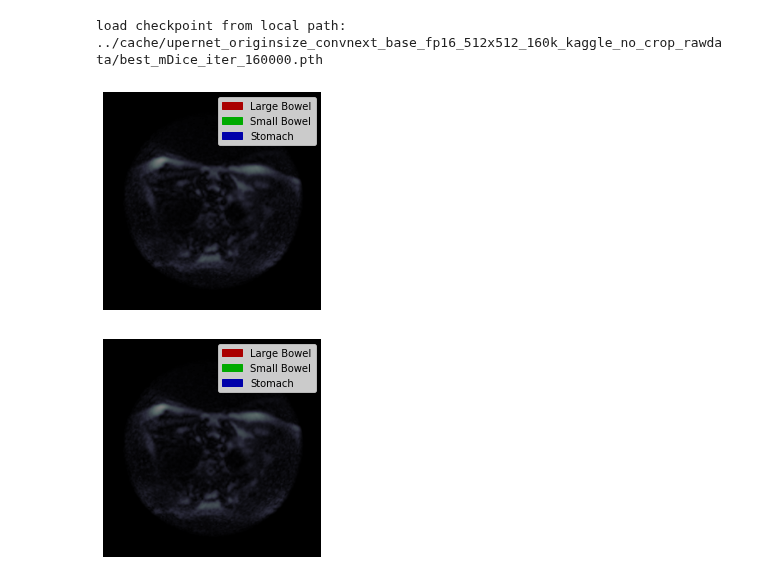
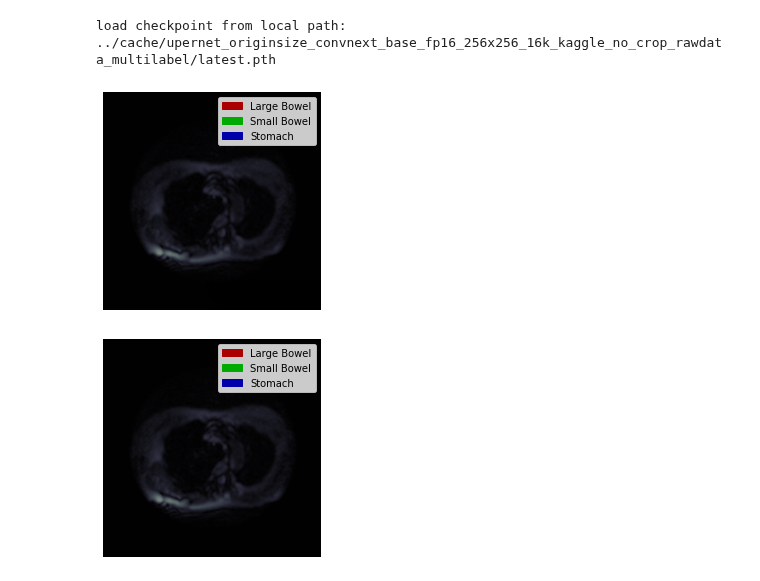
Before and after one commit to zezeze97/kaggle_segmentation, a Jupyter notebook: kaggle_segmentation/inference_demo.ipynb, the cells around one changed output. Cells and saved outputs as stored; diff of their text form; code cells hidden in the pictures.

```diff
--- a/kaggle_segmentation/inference_demo.ipynb
+++ b/kaggle_segmentation/inference_demo.ipynb
@@ -29,39 +29,43 @@ def show_img(img, mask=None):
         plt.legend(handles,labels)
     plt.axis('off')
 # %%
-config_file = '../cache/upernet_originsize_convnext_base_fp16_512x512_160k_kaggle_no_crop_rawdata/upernet_originsize_convnext_base_fp16_512x512_160k_kaggle_no_crop_rawdata.py'
-checkpoint_file = '../cache/upernet_originsize_convnext_base_fp16_512x512_160k_kaggle_no_crop_rawdata/best_mDice_iter_160000.pth'
+config_file = '../cache/upernet_originsize_convnext_base_fp16_256x256_16k_kaggle_no_crop_rawdata_multilabel/upernet_originsize_convnext_base_fp16_256x256_16k_kaggle_no_crop_rawdata_multilabel.py'
+checkpoint_file = '../cache/upernet_originsize_convnext_base_fp16_256x256_16k_kaggle_no_crop_rawdata_multilabel/latest.pth'
 # %%
 # build the model from a config file and a checkpoint file
 model = init_segmentor(config_file, checkpoint_file, device='cuda:0')
 # %% [output]
-load checkpoint from local path: ../cache/upernet_originsize_convnext_base_fp16_512x512_160k_kaggle_no_crop_rawdata/best_mDice_iter_160000.pth
+load checkpoint from local path: ../cache/upernet_originsize_convnext_base_fp16_256x256_16k_kaggle_no_crop_rawdata_multilabel/latest.pth
 # %%
 # test a single image
 # img_path = '../input/uw-madison-gi-tract-image-segmentation/train/case123/case123_day20/scans/slice_0099_266_266_1.50_1.50.png'
-img_path=os.path.join('/home/zhangzr/mmsegmentation_kaggle/data/kaggle_segmentation_data/image', 'case123_day20_slice_0002.png')
-gt_file_path = '../data/kaggle_segmentation_data/label/case123_day20_slice_0002.png'
+img_path = '../data/kaggle_segmentation_data/image/case2_day1_slice_0001.png'
+gt_file_path = '../data/kaggle_segmentation_data/label_3channel_convert/case2_day1_slice_0001.png'
 result = inference_segmentor(model, img_path)
 # %%
 # show the results
 processed_img = load_img(img_path)
 res = result[0]
+'''
 convert_pred = np.zeros((res.shape[0],res.shape[1],3))
 for i in range(res.shape[0]):
     for j in range(res.shape[1]):
         if res[i,j] == 1:
             convert_pred[i,j,:] = [1,0,0]
         if res[i,j] == 2:
             convert_pred[i,j,:] = [0,1,0]
         if res[i,j] == 3:
             convert_pred[i,j,:] = [0,0,1]
+'''
 
-show_img(processed_img, convert_pred)
+
+show_img(processed_img, res)
 # %% [output]
-[figure, old version]
+[figure, new version]
 # %%
 # show gt
 gt = cv2.imread(gt_file_path, cv2.IMREAD_UNCHANGED)
+'''
 convert_gt = np.zeros((gt.shape[0],gt.shape[1],3))
 for i in range(gt.shape[0]):
     for j in range(gt.shape[1]):
@@ -71,6 +75,8 @@ for i in range(gt.shape[0]):
             convert_gt[i,j,:] = [0,1,0]
         if gt[i,j] == 3:
             convert_gt[i,j,:] = [0,0,1]
-show_img(processed_img, convert_gt)
+'''
+
+show_img(processed_img, gt)
 # %% [output]
-[figure, old version]
+[figure, new version]
```
Also changed, not shown: 2 other files.
